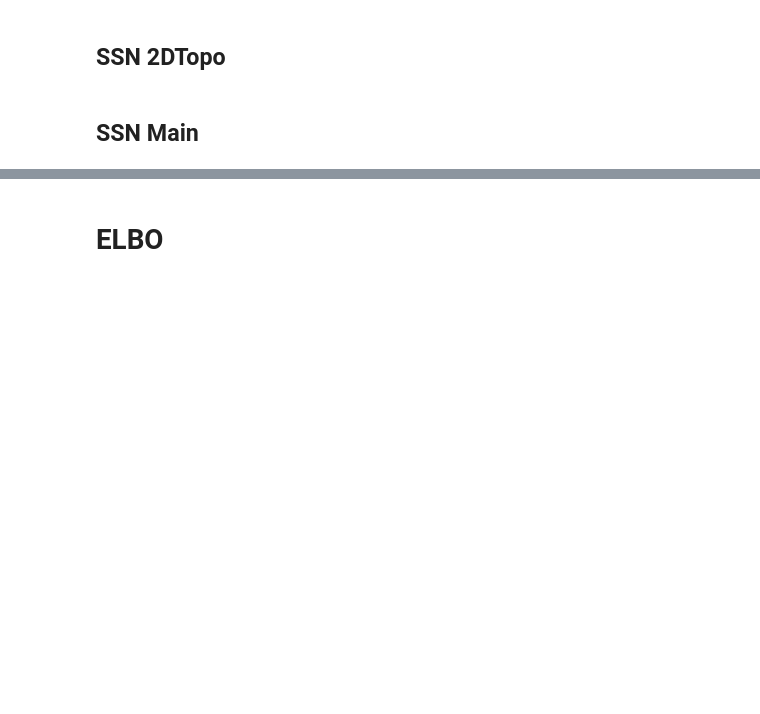
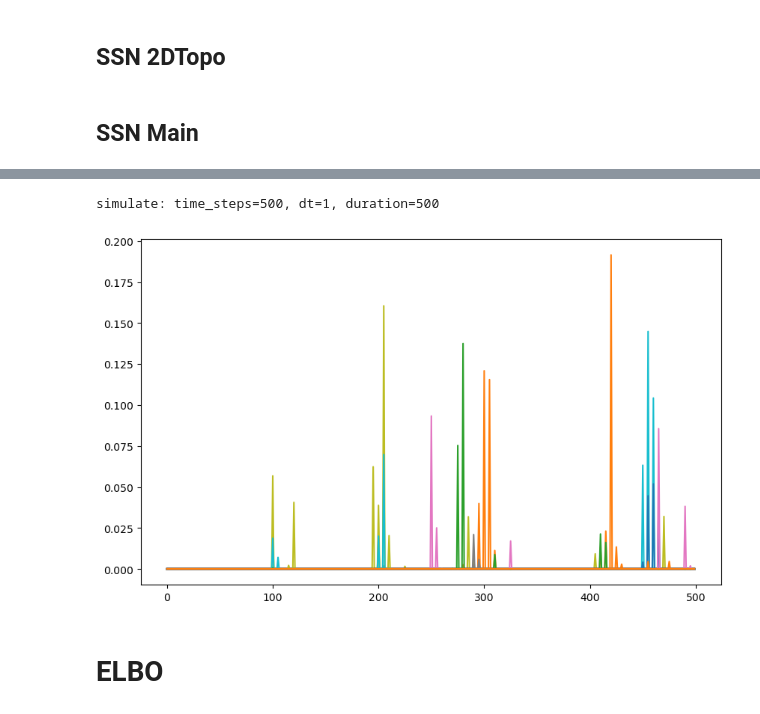
Before and after one commit to NandiniShiralkar/IIB-Project, a Jupyter notebook: Final_Combined.ipynb, the cells around one changed output, grey strips where cells are left out. Saved outputs shown, nothing was run; the diff lists cells and outputs as text; code cells hidden in the pictures; blank space fills up the shorter version.

```diff
--- a/Final_Combined.ipynb
+++ b/Final_Combined.ipynb
@@ -190,7 +192,7 @@ class FoGSMModel(nn.Module):
 torch.manual_seed(0)
 
 num_oris = 8
-thetas = torch.linspace(0, 2 * torch.pi, num_oris)  # 8 orientations from 0 to 2*pi
+thetas = torch.linspace(0, torch.pi, num_oris)  # 8 orientations from 0 to pi
 fogsm_params = {
         "thetas": thetas,
         "l_feature": 1.0,
@@ -513,13 +576,13 @@ grid_pars = {'grid_size_Nx': 3}
 
 psi = torch.tensor(0.774)
 conn_pars = {
-    'J_2x2': torch.tensor([[1.124, -0.931], [1.049, -0.537]],dtype=torch.float64) *torch.pi * psi, #TODO: take their a and multiply by 2 * num thetas in echeveste
+    'J_2x2': torch.tensor([[.624, -1.931], [1.049, -0.537]],dtype=torch.float64) *torch.pi * psi, #TODO: take their a and multiply by 2 * num thetas in echeveste
     's_2x2': torch.tensor([[0.2955, 0.09], [0.5542, 0.09]])/0.4,  # TODO: divide by 0.4
     'p_local': torch.tensor([0.72,0.7]),
     'sigma_oris': torch.tensor(45.0),
     'num_oris': 8}
 
-thetas = np.linspace(0, np.pi, conn_pars['num_oris'])
+thetas = torch.linspace(0, torch.pi, conn_pars['num_oris'])
 
 ssn_params = {
         "n": 2,
@@ -530,3 +593,19 @@ ssn_params = {
         "conn_pars": conn_pars,
         "thetas": thetas,
     }
+# %%
+# produce a fogsm sample
+I, g = fogsm_model.samples()
+
+# simulate the SSN model
+ssn_model = SSN2DTopo(**ssn_params)
+
+# process the input
+inp_vec = ssn_model.process_input(I)
+inp_vec = inp_vec.unsqueeze(0)
+
+# create correlated noise
+dt = 1
+Nt = 500
+corr_time = 10
+noise = ssn_model.make_correlated_noise(dt, Nt, corr_time)
@@ -533,3 +618,18 @@ ssn_params = {
+# %%
+# simulate the SSN model
+potentials = ssn_model.simulate_batch(inp_vec, duration=500, dt=1,noise=noise)
+rates = ssn_model.powlaw(potentials)
+
+# plot the rate of ith neuron over time
+for i in range (ssn_model.Ne):
+    if rates[0,:,i].max() < 10000:
+        plt.plot(rates[0,:,i].detach().numpy())
+    else:
+        print("Rate of neuron ",i," is too high to plot")
+plt.show()
+# %% [output]
+simulate: time_steps=500, dt=1, duration=500
+[figure, added]
 # %% [markdown]
 # ELBO
 # %%
```
Also changed, not shown: parts of 6 cells of this notebook.
